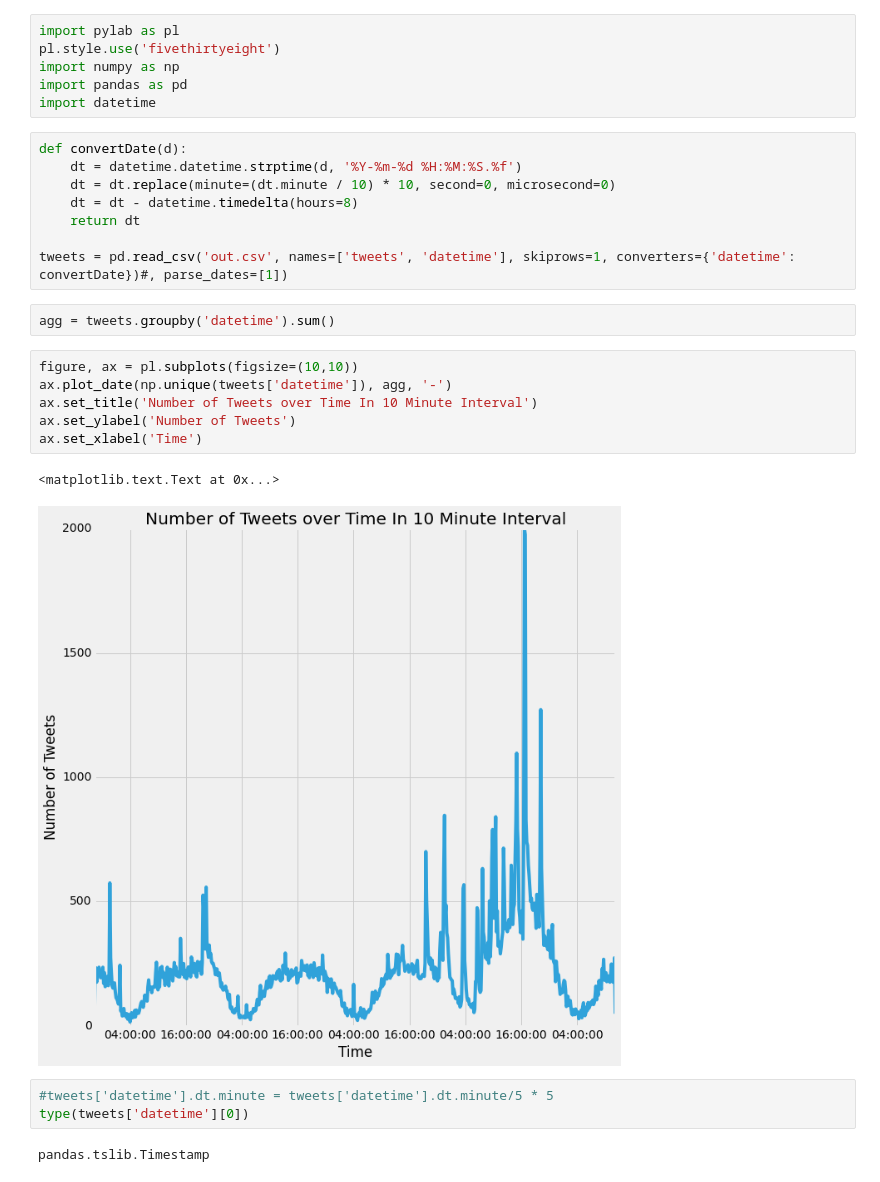
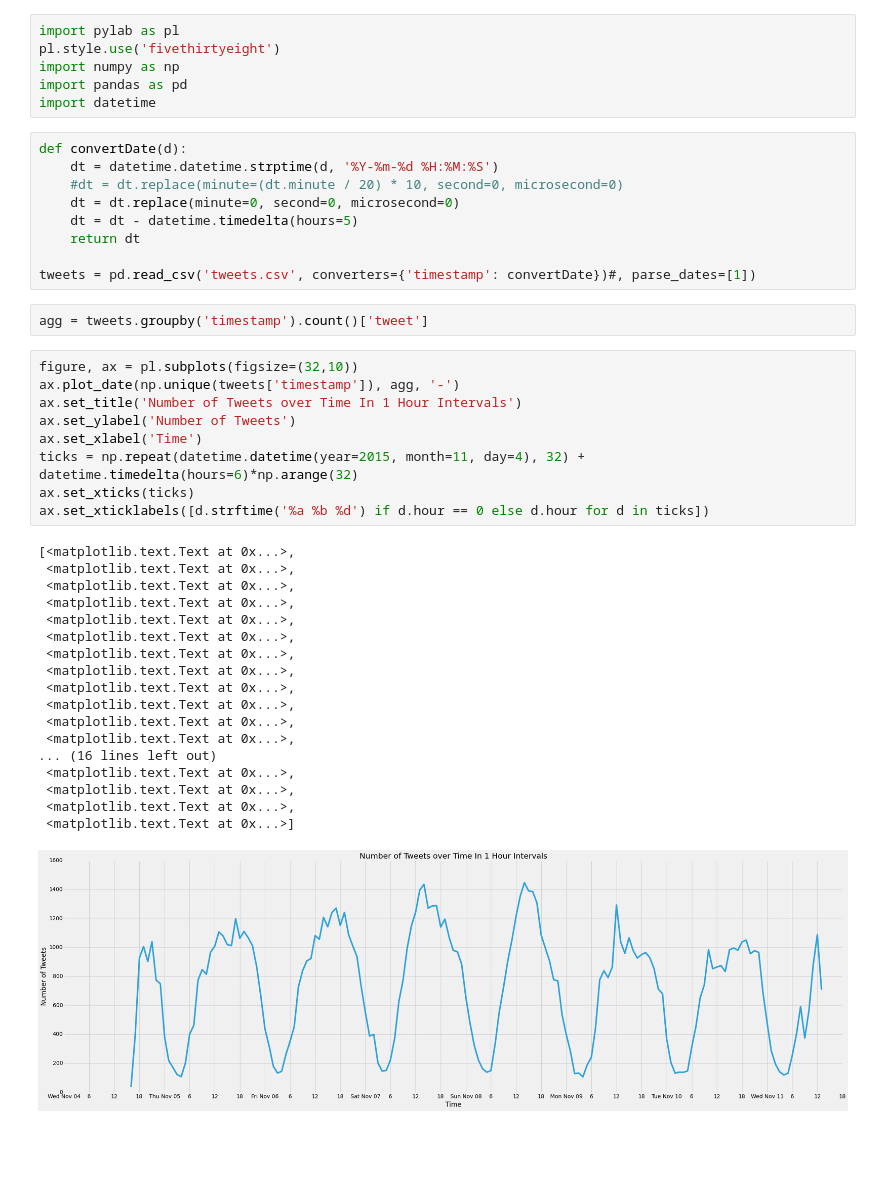
Before and after one commit to afcarl/qc, a Jupyter notebook: Twitter.ipynb, the cells around one changed output. Drawn from its saved outputs; the diff is of its cells as text; blank space fills up the shorter version.

Commit message:
Graphin

```diff
--- a/Twitter.ipynb
+++ b/Twitter.ipynb
@@ -11,25 +11,40 @@ import pandas as pd
 import datetime
 # %%
 def convertDate(d):
-    dt = datetime.datetime.strptime(d, '%Y-%m-%d %H:%M:%S.%f')
-    dt = dt.replace(minute=(dt.minute / 10) * 10, second=0, microsecond=0)
-    dt = dt - datetime.timedelta(hours=8)
+    dt = datetime.datetime.strptime(d, '%Y-%m-%d %H:%M:%S')
+    #dt = dt.replace(minute=(dt.minute / 20) * 10, second=0, microsecond=0)
+    dt = dt.replace(minute=0, second=0, microsecond=0)
+    dt = dt - datetime.timedelta(hours=5)
     return dt
 
-tweets = pd.read_csv('out.csv', names=['tweets', 'datetime'], skiprows=1, converters={'datetime': convertDate})#, parse_dates=[1])
+tweets = pd.read_csv('tweets.csv', converters={'timestamp': convertDate})#, parse_dates=[1])
 # %%
-agg = tweets.groupby('datetime').sum()
+agg = tweets.groupby('timestamp').count()['tweet']
 # %%
-figure, ax = pl.subplots(figsize=(10,10))
-ax.plot_date(np.unique(tweets['datetime']), agg, '-')
-ax.set_title('Number of Tweets over Time In 10 Minute Interval')
+figure, ax = pl.subplots(figsize=(32,10))
+ax.plot_date(np.unique(tweets['timestamp']), agg, '-')
+ax.set_title('Number of Tweets over Time In 1 Hour Intervals')
 ax.set_ylabel('Number of Tweets')
 ax.set_xlabel('Time')
+ticks = np.repeat(datetime.datetime(year=2015, month=11, day=4), 32) + datetime.timedelta(hours=6)*np.arange(32)
+ax.set_xticks(ticks)
+ax.set_xticklabels([d.strftime('%a %b %d') if d.hour == 0 else d.hour for d in ticks])
 # %% [output]
-<matplotlib.text.Text at 0x...>
+[<matplotlib.text.Text at 0x...>,
+ <matplotlib.text.Text at 0x...>,
+ <matplotlib.text.Text at 0x...>,
+ <matplotlib.text.Text at 0x...>,
+ <matplotlib.text.Text at 0x...>,
+ <matplotlib.text.Text at 0x...>,
+ <matplotlib.text.Text at 0x...>,
+ <matplotlib.text.Text at 0x...>,
+ <matplotlib.text.Text at 0x...>,
+ <matplotlib.text.Text at 0x...>,
+ <matplotlib.text.Text at 0x...>,
+ <matplotlib.text.Text at 0x...>,
+... (16 lines left out)
+ <matplotlib.text.Text at 0x...>,
+ <matplotlib.text.Text at 0x...>,
+ <matplotlib.text.Text at 0x...>,
+ <matplotlib.text.Text at 0x...>]
-[figure, old version]
+[figure, new version]
-# %%
-#tweets['datetime'].dt.minute = tweets['datetime'].dt.minute/5 * 5
-type(tweets['datetime'][0])
-# %% [output]
-pandas.tslib.Timestamp
```
Also changed, not shown: parts of 1 cell of this notebook, 1 other file.
